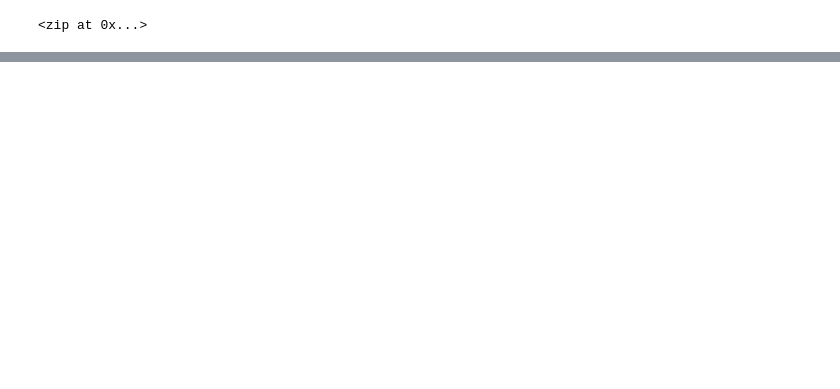
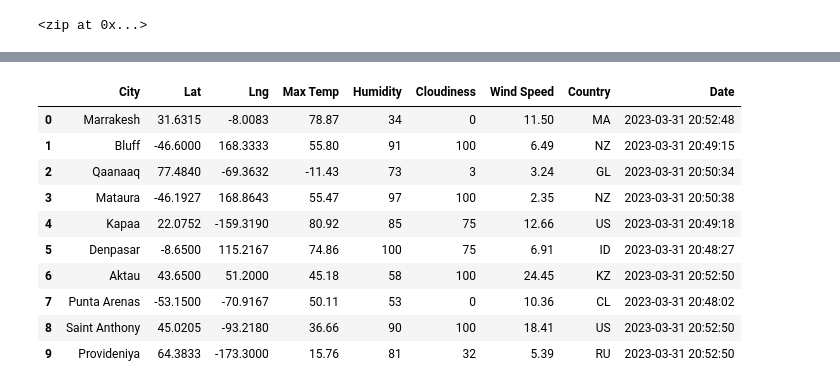
Before and after one commit to Zainab1979/-World_Weather_Analysis-, a Jupyter notebook: WeatherPy.ipynb, the cells around one changed output, grey strips where cells are left out. Drawn from its saved outputs; the diff is of its cells as text; code cells hidden in the pictures; blank space fills up the shorter version.

```diff
--- a/WeatherPy.ipynb
+++ b/WeatherPy.ipynb
@@ -30,0 +128,15 @@ len(cities)
+# %%
+city_data_df=pd.DataFrame(city_data)
+city_data_df.head(10)
+# %% [output]
+|  | City | Lat | Lng | Max Temp | Humidity | Cloudiness | Wind Speed | Country | Date |
+| 0 | Marrakesh | 31.6315 | -8.0083 | 78.87 | 34 | 0 | 11.50 | MA | 2023-03-31 20:52:48 |
+| 1 | Bluff | -46.6000 | 168.3333 | 55.80 | 91 | 100 | 6.49 | NZ | 2023-03-31 20:49:15 |
+| 2 | Qaanaaq | 77.4840 | -69.3632 | -11.43 | 73 | 3 | 3.24 | GL | 2023-03-31 20:50:34 |
+| 3 | Mataura | -46.1927 | 168.8643 | 55.47 | 97 | 100 | 2.35 | NZ | 2023-03-31 20:50:38 |
+| 4 | Kapaa | 22.0752 | -159.3190 | 80.92 | 85 | 75 | 12.66 | US | 2023-03-31 20:49:18 |
+| 5 | Denpasar | -8.6500 | 115.2167 | 74.86 | 100 | 75 | 6.91 | ID | 2023-03-31 20:48:27 |
+| 6 | Aktau | 43.6500 | 51.2000 | 45.18 | 58 | 100 | 24.45 | KZ | 2023-03-31 20:52:50 |
+| 7 | Punta Arenas | -53.1500 | -70.9167 | 50.11 | 53 | 0 | 10.36 | CL | 2023-03-31 20:48:02 |
+| 8 | Saint Anthony | 45.0205 | -93.2180 | 36.66 | 90 | 100 | 18.41 | US | 2023-03-31 20:52:50 |
+| 9 | Provideniya | 64.3833 | -173.3000 | 15.76 | 81 | 32 | 5.39 | RU | 2023-03-31 20:52:50 |
```
Also changed, not shown: parts of 9 cells of this notebook, 4 other files.
